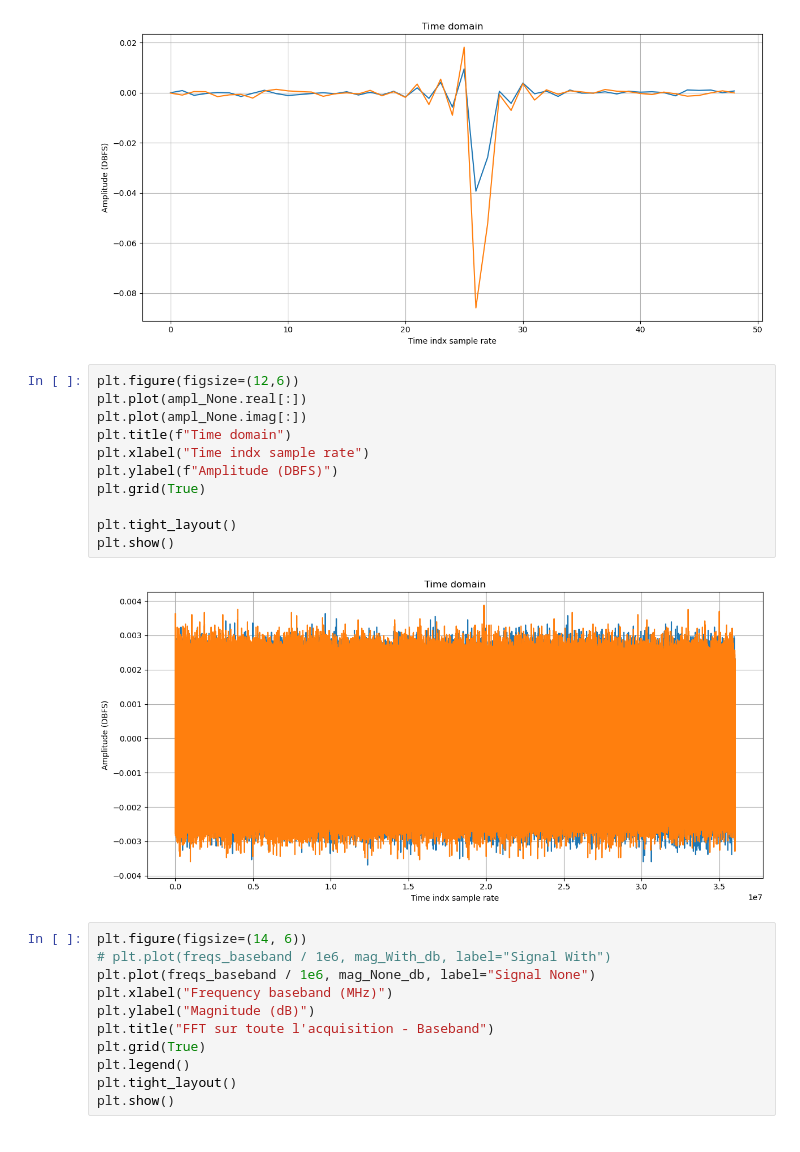
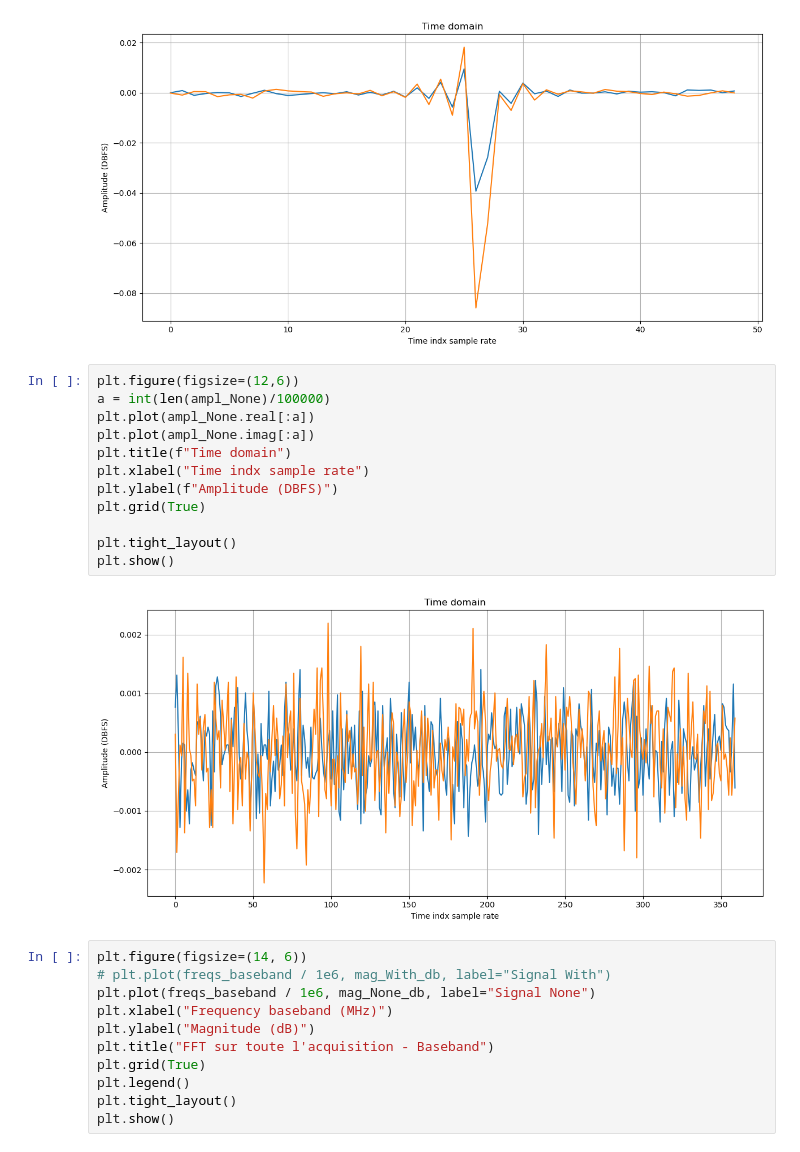
Before and after one commit to yousefBens/SDR_PRPD, a Jupyter notebook: Learn.ipynb, the cells around one changed output. Saved outputs shown, nothing was run; the diff lists cells and outputs as text.

```diff
--- a/Learn.ipynb
+++ b/Learn.ipynb
@@ -1312,17 +1312,18 @@ plt.show()
 [figure]
 # %%
 plt.figure(figsize=(12,6))
-plt.plot(ampl_None.real[:])
-plt.plot(ampl_None.imag[:])
+a = int(len(ampl_None)/100000)
+plt.plot(ampl_None.real[:a])
+plt.plot(ampl_None.imag[:a])
 plt.title(f"Time domain")
 plt.xlabel("Time indx sample rate")
 plt.ylabel(f"Amplitude (DBFS)")
 plt.grid(True)
 
 plt.tight_layout()
 plt.show()
 # %% [output]
-[figure, old version]
+[figure, new version]
 # %%
 plt.figure(figsize=(14, 6))
 # plt.plot(freqs_baseband / 1e6, mag_With_db, label="Signal With")
```
Also changed, not shown: parts of 4 cells of this notebook, 12 other files.
